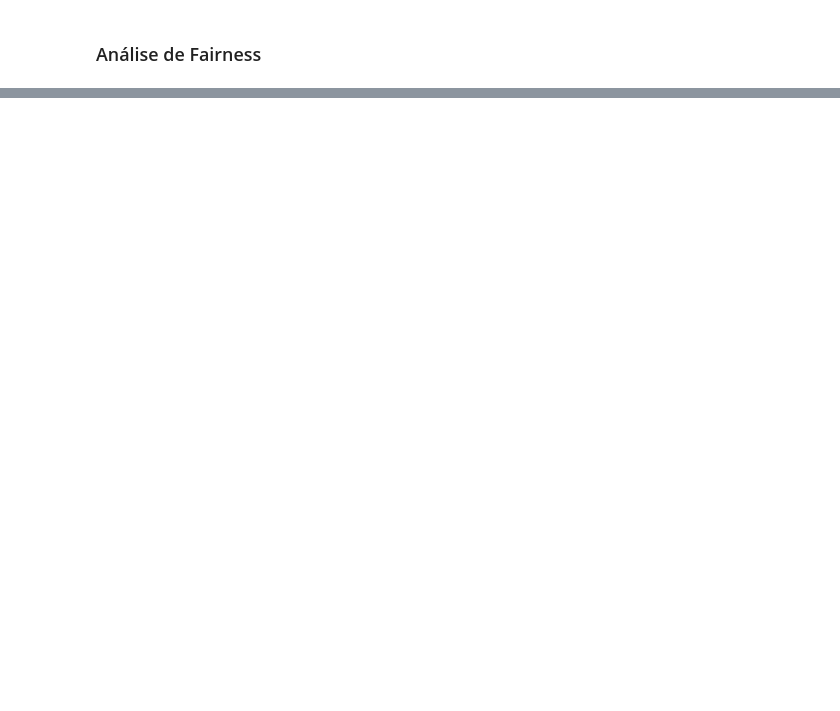
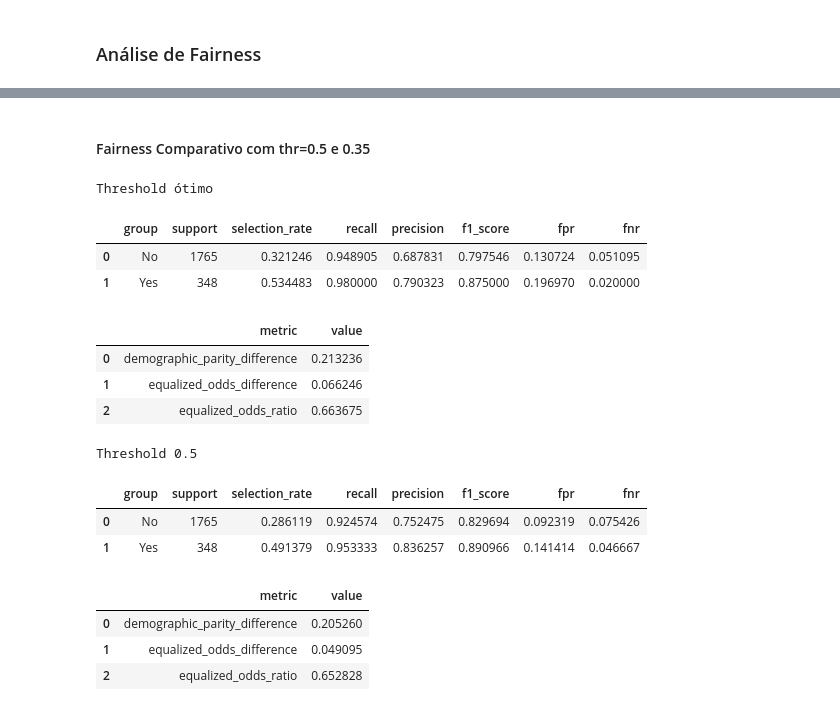
Before and after one commit to devjaynemorais/mle-f1-tech-challenge, a Jupyter notebook: notebooks/03_modelo_mvp.ipynb, the cells around one changed output, grey strips where cells are left out. Saved outputs shown, nothing was run; the diff lists cells and outputs as text; code cells hidden in the pictures; blank space fills up the shorter version.

```diff
--- a/notebooks/03_modelo_mvp.ipynb
+++ b/notebooks/03_modelo_mvp.ipynb
@@ -1071,3 +1094,5 @@ with start_experiment_run(
         mlflow.log_artifact(
             str(save_figure_temp(fig, f'mlp_optuna_fairness_{feature_slug}.png'))
         )
+# %% [markdown]
+#### Fairness Comparativo com thr=0.5 e 0.35
@@ -1073,0 +1120,27 @@ with start_experiment_run(
+# %%
+feature_name = "Senior Citizen"
+
+print("Threshold ótimo")
+display(fairness_reports[feature_name]["by_group"].round(6))
+display(fairness_reports[feature_name]["fairness_metrics"].round(6))
+
+print("Threshold 0.5")
+display(fairness_reports_05[feature_name]["by_group"].round(6))
+display(fairness_reports_05[feature_name]["fairness_metrics"].round(6))
+# %% [output]
+Threshold ótimo
+|  | group | support | selection_rate | recall | precision | f1_score | fpr | fnr |
+| 0 | No | 1765 | 0.321246 | 0.948905 | 0.687831 | 0.797546 | 0.130724 | 0.051095 |
+| 1 | Yes | 348 | 0.534483 | 0.980000 | 0.790323 | 0.875000 | 0.196970 | 0.020000 |
+|  | metric | value |
+| 0 | demographic_parity_difference | 0.213236 |
+| 1 | equalized_odds_difference | 0.066246 |
+| 2 | equalized_odds_ratio | 0.663675 |
+Threshold 0.5
+|  | group | support | selection_rate | recall | precision | f1_score | fpr | fnr |
+| 0 | No | 1765 | 0.286119 | 0.924574 | 0.752475 | 0.829694 | 0.092319 | 0.075426 |
+| 1 | Yes | 348 | 0.491379 | 0.953333 | 0.836257 | 0.890966 | 0.141414 | 0.046667 |
+|  | metric | value |
+| 0 | demographic_parity_difference | 0.205260 |
+| 1 | equalized_odds_difference | 0.049095 |
+| 2 | equalized_odds_ratio | 0.652828 |
```
Also changed, not shown: parts of 28 cells of this notebook.
